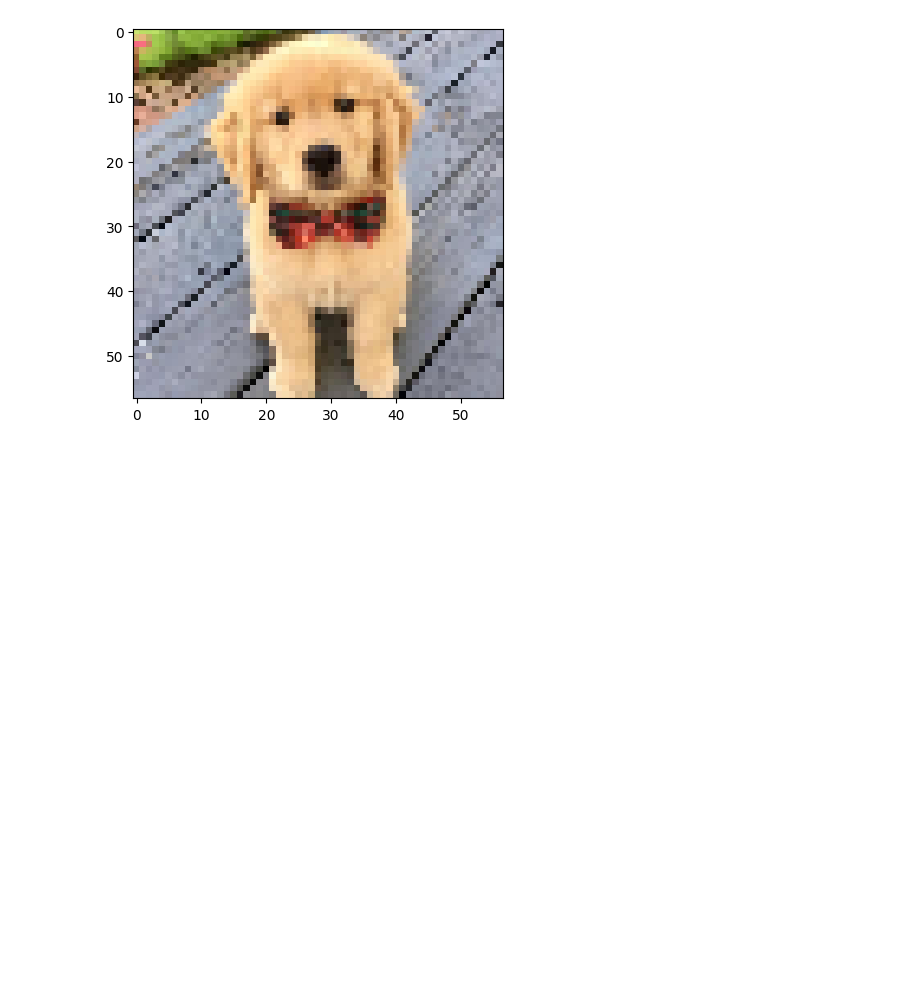
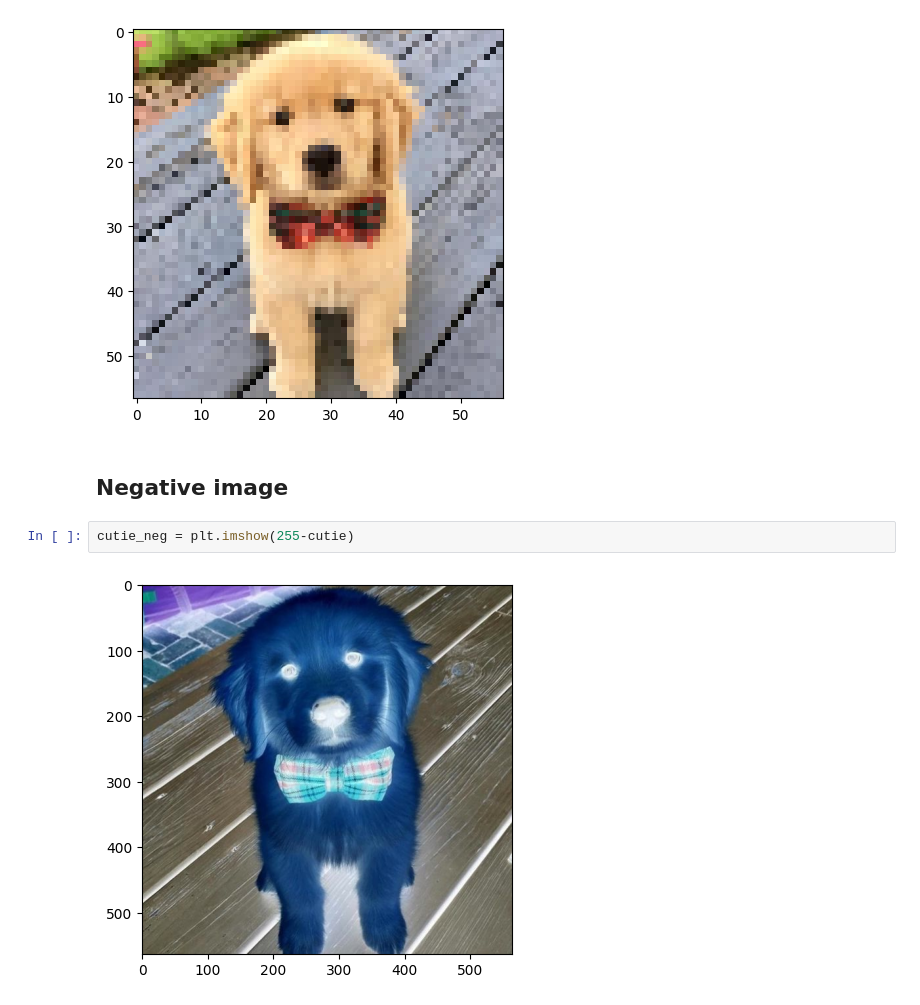
Before and after one commit to AntaraR12/Data-Science-PocketBook, a Jupyter notebook: numpy/image-processing.ipynb, the cells around one changed output. Saved outputs shown, nothing was run; the diff lists cells and outputs as text; blank space fills up the shorter version.

```diff
--- a/numpy/image-processing.ipynb
+++ b/numpy/image-processing.ipynb
@@ -37,3 +37,9 @@ plt.imshow(cutie[::10,::10,::])
 # %% [output]
 <matplotlib.image.AxesImage at 0x...>
 [figure]
+# %% [markdown]
+## Negative image
+# %%
+cutie_neg = plt.imshow(255-cutie)
+# %% [output]
+[figure, added]
```
Also changed, not shown: parts of 2 cells of this notebook.
